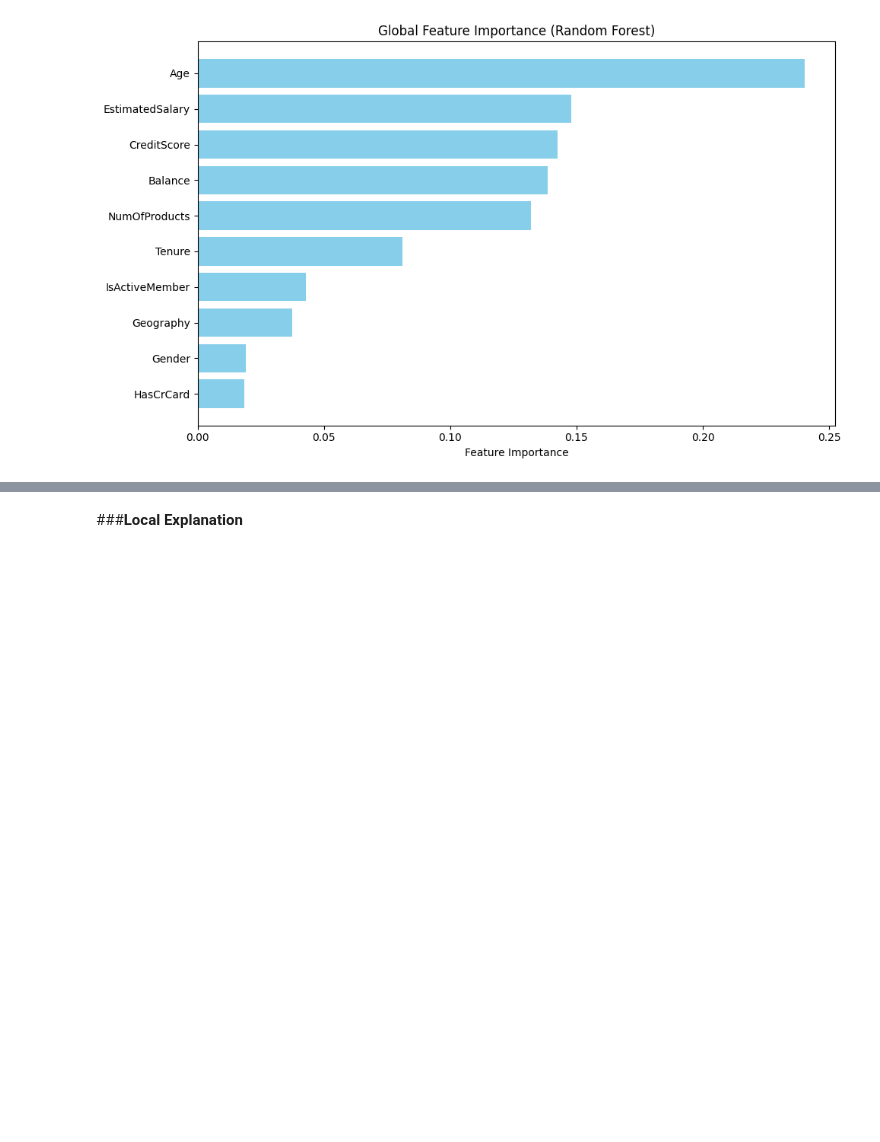
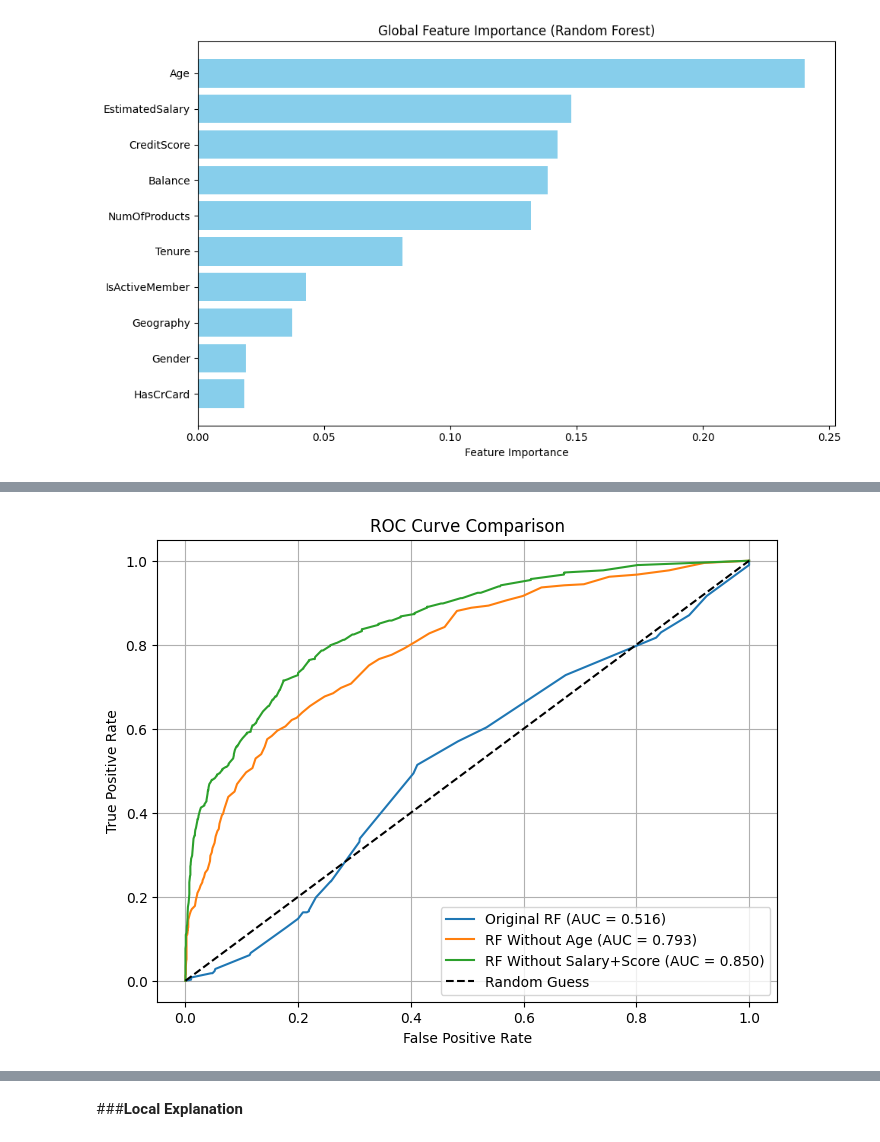
Before and after one commit to eyaguirat10/Explainable-AI-Workshop, a Jupyter notebook: Notebook_XAI_Eya_Guirat_4DS10.ipynb, the cells around one changed output, grey strips where cells are left out. Cells and saved outputs as stored; diff of their text form; code cells hidden in the pictures; blank space fills up the shorter version.

Commit message:
adding roc curve for Random Forest in the Explainable ML

```diff
--- a/Notebook_XAI_Eya_Guirat_4DS10.ipynb
+++ b/Notebook_XAI_Eya_Guirat_4DS10.ipynb
@@ -319,3 +324,14 @@ test_accuracy = rf_classifier.score(X_test, y_test)
 print(f"Test accuracy: {test_accuracy:.4f}")
 # %% [output]
 Test accuracy: 0.8645
+# %%
+from sklearn.metrics import roc_curve, roc_auc_score
+
+# Probability predictions
+y_proba_original = rf_classifier.predict_proba(x_test_scaled)[:, 1]
+
+# ROC curve
+fpr_original, tpr_original, _ = roc_curve(y_test, y_proba_original)
+auc_original = roc_auc_score(y_test, y_proba_original)
+
+print("AUC (Original Random Forest):", auc_original)
@@ -339,0 +385,9 @@ plt.show()
+# %%
+# Probability predictions
+y_proba_no_age = rf_no_age.predict_proba(X_test_no_age)[:, 1]
+
+# ROC curve
+fpr_no_age, tpr_no_age, _ = roc_curve(y_test_no_age, y_proba_no_age)
+auc_no_age = roc_auc_score(y_test_no_age, y_proba_no_age)
+
+print("AUC - RF Without Age:", auc_no_age)
@@ -339,0 +419,25 @@ plt.show()
+# %%
+import matplotlib.pyplot as plt
+
+plt.figure(figsize=(8,6))
+
+# Original RF
+plt.plot(fpr_original, tpr_original, label=f'Original RF (AUC = {auc_original:.3f})')
+
+# Without Age
+plt.plot(fpr_no_age, tpr_no_age, label=f'RF Without Age (AUC = {auc_no_age:.3f})')
+
+# Without Salary + CreditScore
+plt.plot(fpr_ns, tpr_ns, label=f'RF Without Salary+Score (AUC = {auc_ns:.3f})')
+
+# Random baseline
+plt.plot([0,1], [0,1], 'k--', label='Random Guess')
+
+plt.xlabel('False Positive Rate')
+plt.ylabel('True Positive Rate')
+plt.title('ROC Curve Comparison')
+plt.legend()
+plt.grid(True)
+plt.show()
+# %% [output]
+[figure, added]
```
Also changed, not shown: parts of 9 cells of this notebook.
